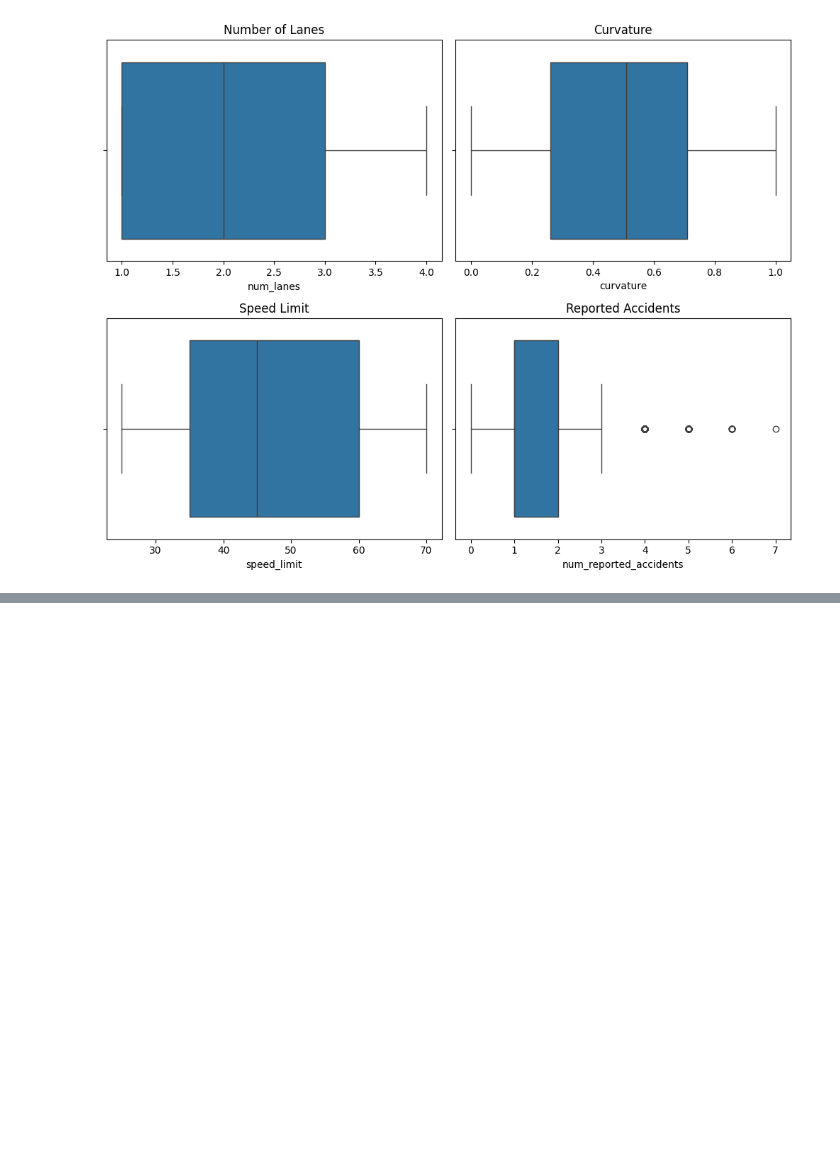
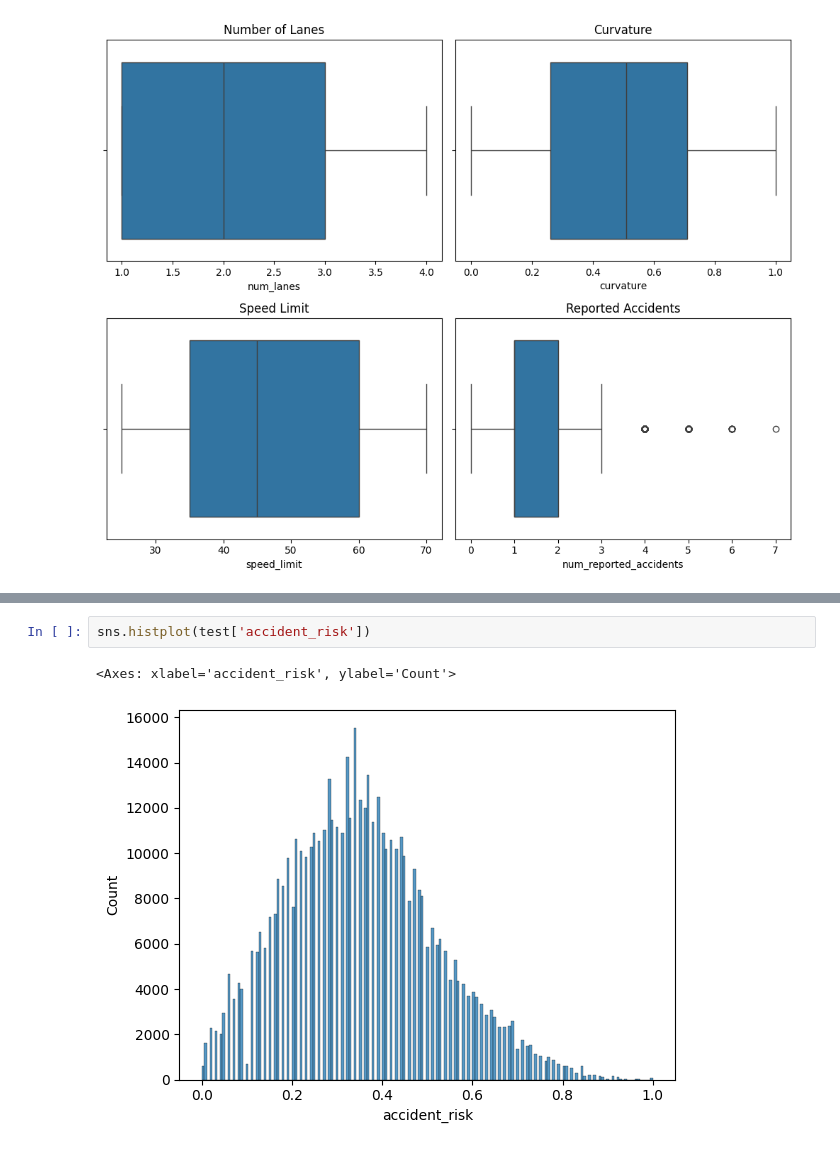
Before and after one commit to JoseAlfaro12/Kaggle_Playground_10_25, a Jupyter notebook: Code/EDA.ipynb, the cells around one changed output, grey strips where cells are left out. Drawn from its saved outputs; the diff is of its cells as text; blank space fills up the shorter version.

```diff
--- a/Code/EDA.ipynb
+++ b/Code/EDA.ipynb
@@ -65,0 +143,5 @@ plt.show()
+# %%
+sns.histplot(test['accident_risk'])
+# %% [output]
+<Axes: xlabel='accident_risk', ylabel='Count'>
+[figure, added]
```
Also changed, not shown: parts of 3 cells of this notebook.
